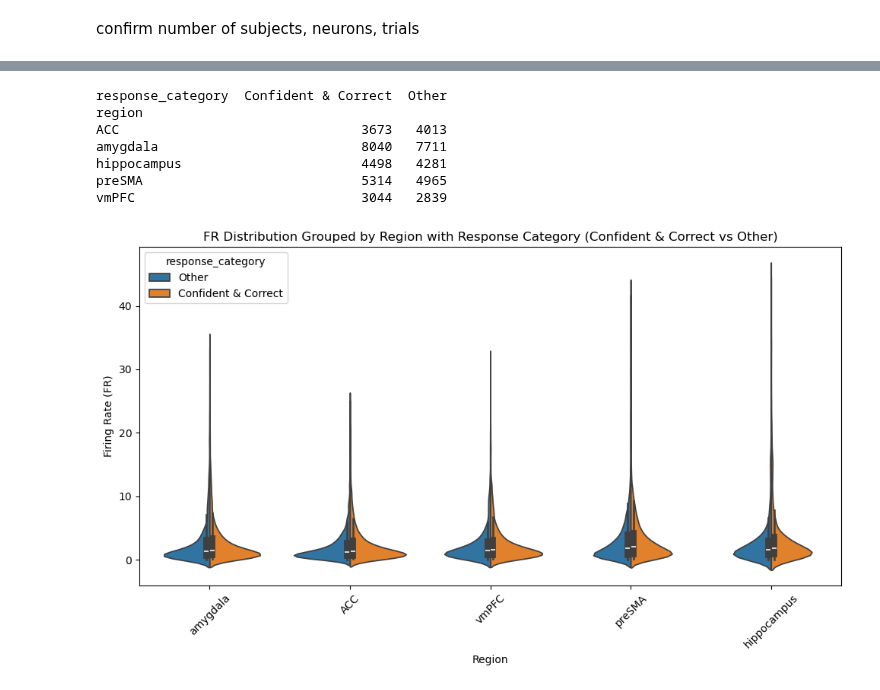
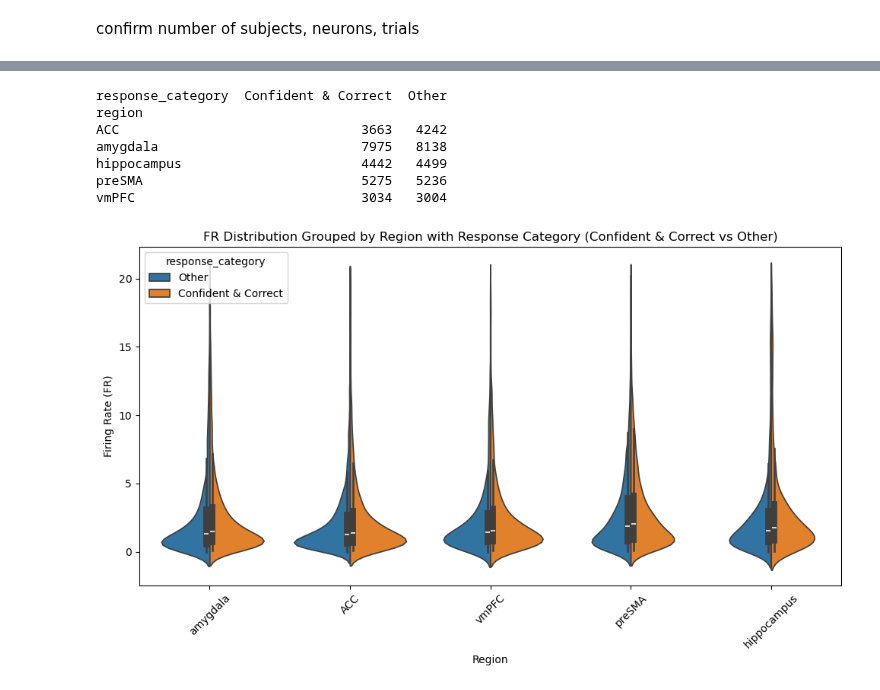
Before and after one commit to NuttidaLab/movie_analysis, a Jupyter notebook: plot.ipynb, the cells around one changed output, grey strips where cells are left out. Drawn from its saved outputs; the diff is of its cells as text; code cells hidden in the pictures.

```diff
--- a/plot.ipynb
+++ b/plot.ipynb
@@ -64,0 +110,11 @@ plt.show()
+# %%
+# discard outliers
+z_scores = stats.zscore(df_recognition['FR'])
+mask = (z_scores < 2) & (z_scores > -2)
+df_recognition = df_recognition[mask]
+df_recognition = df[df['FR'] != 0]
+df_recognition = df[(df['FR'] > 0) & (df['FR'] < 20)]
+print(f'# recognition trials with only 0<FR<20: {len(df_recognition)}')
+sns.histplot(df_recognition['FR'], kde=True)
+plt.title('FR histogram across neurons & trials, for 0<FR<20')
+plt.show()
@@ -92,36 +151,36 @@ vmPFC             1317     4566
 # %%
 # Step 1: Create a new column for categorization based on the condition (response_confidence == 3 and correct == 1)
-df_recall['response_category'] = df_recall.apply(lambda row: 'Confident & Correct' if row['response_confidence'] == 3 and row['response_correct'] == 1 else 'Other', axis=1)
+df_recognition['response_category'] = df_recognition.apply(lambda row: 'Confident & Correct' if row['response_confidence'] == 3 and row['response_correct'] == 1 else 'Other', axis=1)
 
 # Step 2: Group by 'region' and sum up trials for each response category
-response_category_counts = df_recall.groupby('region')['response_category'].value_counts().unstack(fill_value=0)
+response_category_counts = df_recognition.groupby('region')['response_category'].value_counts().unstack(fill_value=0)
 
 # Print the count of trials for each response category for each region
 print(response_category_counts)
 
 # Step 3: Plot the distribution of firing rates (FR) by 'region' with hue 'response_category'
 plt.figure(figsize=(10, 6))
 
 # Plot using a violin plot with 'response_category' hue
-sns.violinplot(data=df_recall, x='region', y='FR', hue='response_category', split=True)
+sns.violinplot(data=df_recognition, x='region', y='FR', hue='response_category', split=True)
 
 # Add title and labels
 plt.title('FR Distribution Grouped by Region with Response Category (Confident & Correct vs Other)')
 plt.xlabel('Region')
 plt.ylabel('Firing Rate (FR)')
 plt.xticks(rotation=45)
 
 # Adjust layout
 plt.tight_layout()
 
 # Show the plot
 plt.show()
 # %% [output]
 response_category  Confident & Correct  Other
 region
-ACC                               3673   4013
-amygdala                          8040   7711
-hippocampus                       4498   4281
-preSMA                            5314   4965
-vmPFC                             3044   2839
+ACC                               3663   4242
+amygdala                          7975   8138
+hippocampus                       4442   4499
+preSMA                            5275   5236
+vmPFC                             3034   3004
-[figure, old version]
+[figure, new version]
```
Also changed, not shown: parts of 11 cells of this notebook, 1 other file.
